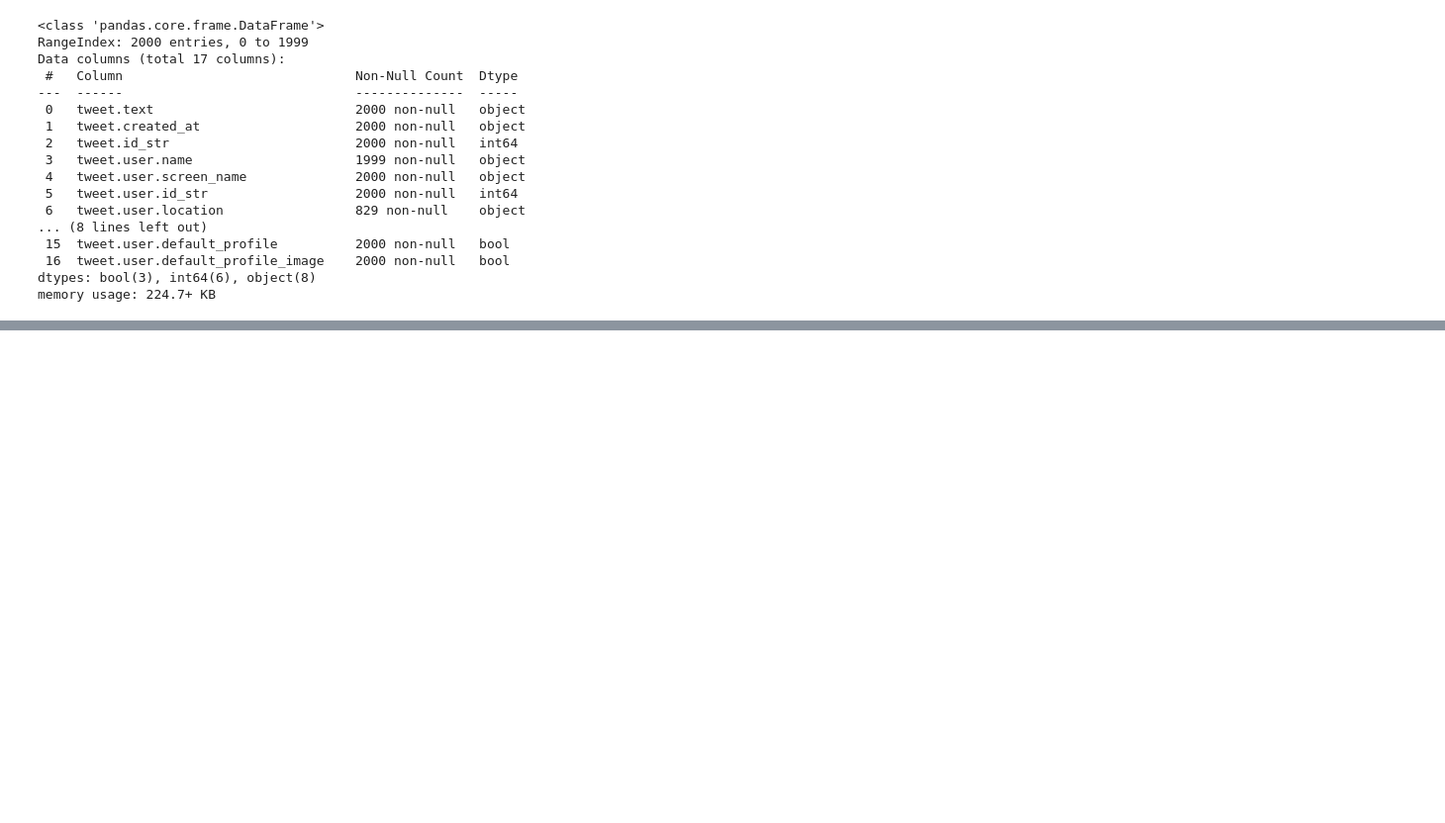
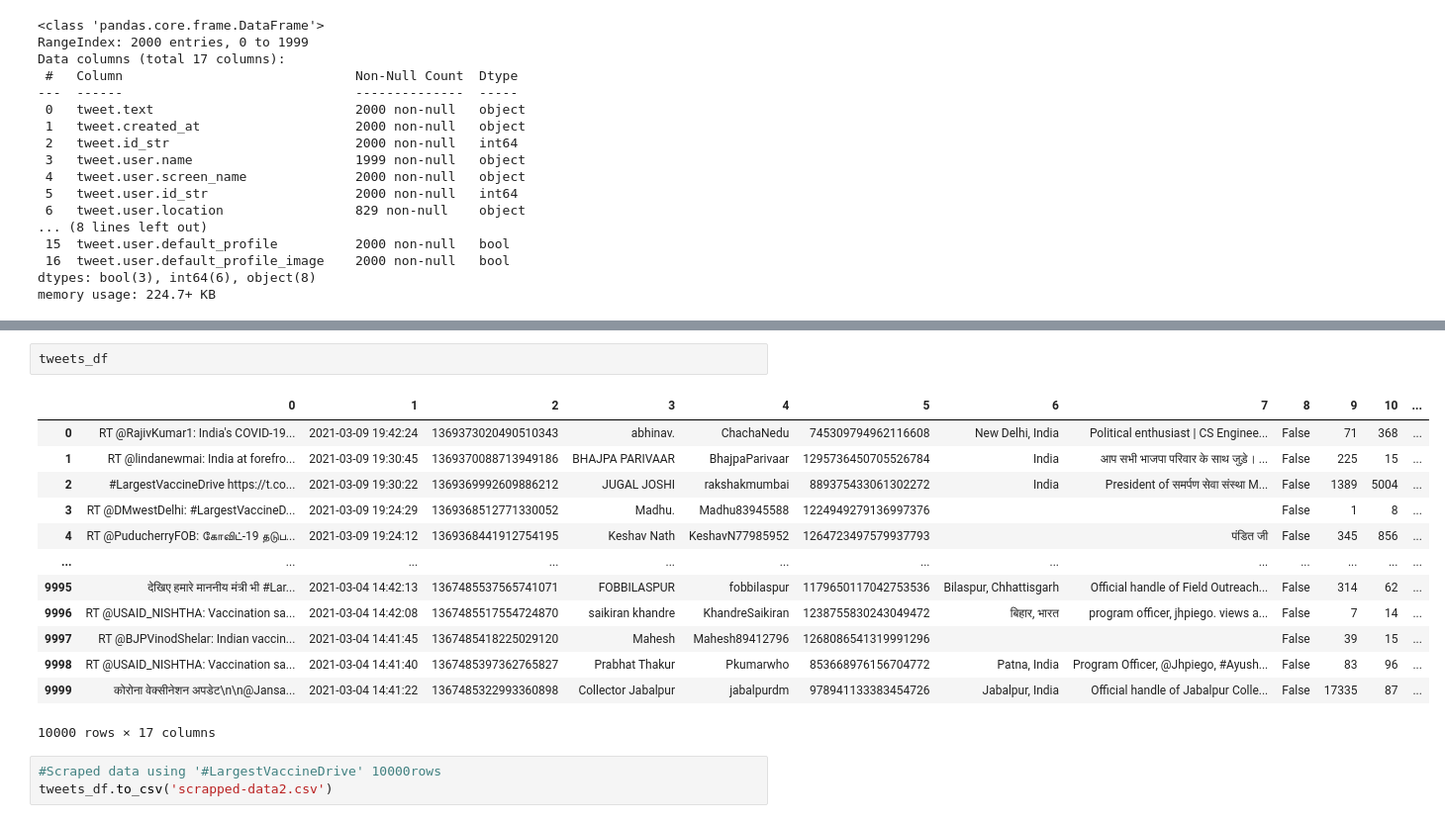
Before and after one commit to satishkannan1995/Twitter-SentimentAnalysis, a Jupyter notebook: Twitter Sentiment Analysis.ipynb, the cells around one changed output, grey strips where cells are left out. Shown: that part at 99% size. Saved outputs shown, nothing was run; the diff lists cells and outputs as text; blank space fills up the shorter version.

```diff
--- a/Twitter Sentiment Analysis.ipynb
+++ b/Twitter Sentiment Analysis.ipynb
@@ -347,0 +389,19 @@ memory usage: 224.7+ KB
+# %%
+tweets_df
+# %% [output]
+|  | 0 | 1 | 2 | 3 | 4 | 5 | 6 | 7 | 8 | 9 | 10 | ... |
+| 0 | RT @RajivKumar1: India's COVID-19... | 2021-03-09 19:42:24 | 1369373020490510343 | abhinav. | ChachaNedu | 745309794962116608 | New Delhi, India | Political enthusiast | CS Enginee... | False | 71 | 368 | ... |
+| 1 | RT @lindanewmai: India at forefro... | 2021-03-09 19:30:45 | 1369370088713949186 | BHAJPA PARIVAAR | BhajpaParivaar | 1295736450705526784 | India | आप सभी भाजपा परिवार के साथ जुड़े। ... | False | 225 | 15 | ... |
+| 2 | #LargestVaccineDrive https://t.co... | 2021-03-09 19:30:22 | 1369369992609886212 | JUGAL JOSHI | rakshakmumbai | 889375433061302272 | India | President of समर्पण सेवा संस्था M... | False | 1389 | 5004 | ... |
+| 3 | RT @DMwestDelhi: #LargestVaccineD... | 2021-03-09 19:24:29 | 1369368512771330052 | Madhu. | Madhu83945588 | 1224949279136997376 |  |  | False | 1 | 8 | ... |
+| 4 | RT @PuducherryFOB: கோவிட்-19 தடுப... | 2021-03-09 19:24:12 | 1369368441912754195 | Keshav Nath | KeshavN77985952 | 1264723497579937793 |  | पंडित जी | False | 345 | 856 | ... |
+| ... | ... | ... | ... | ... | ... | ... | ... | ... | ... | ... | ... | ... |
+| 9995 | देखिए हमारे माननीय मंत्री भी #Lar... | 2021-03-04 14:42:13 | 1367485537565741071 | FOBBILASPUR | fobbilaspur | 1179650117042753536 | Bilaspur, Chhattisgarh | Official handle of Field Outreach... | False | 314 | 62 | ... |
+| 9996 | RT @USAID_NISHTHA: Vaccination sa... | 2021-03-04 14:42:08 | 1367485517554724870 | saikiran khandre | KhandreSaikiran | 1238755830243049472 | बिहार, भारत | program officer, jhpiego. views a... | False | 7 | 14 | ... |
+| 9997 | RT @BJPVinodShelar: Indian vaccin... | 2021-03-04 14:41:45 | 1367485418225029120 | Mahesh | Mahesh89412796 | 1268086541319991296 |  |  | False | 39 | 15 | ... |
+| 9998 | RT @USAID_NISHTHA: Vaccination sa... | 2021-03-04 14:41:40 | 1367485397362765827 | Prabhat Thakur | Pkumarwho | 853668976156704772 | Patna, India | Program Officer, @Jhpiego, #Ayush... | False | 83 | 96 | ... |
+| 9999 | कोरोना वेक्सीनेशन अपडेट\n\n@Jansa... | 2021-03-04 14:41:22 | 1367485322993360898 | Collector Jabalpur | jabalpurdm | 978941133383454726 | Jabalpur, India | Official handle of Jabalpur Colle... | False | 17335 | 87 | ... |
+10000 rows × 17 columns
+# %%
+#Scraped data using '#LargestVaccineDrive' 10000rows
+tweets_df.to_csv('scrapped-data2.csv')
```
Also changed, not shown: parts of 30 cells of this notebook.
